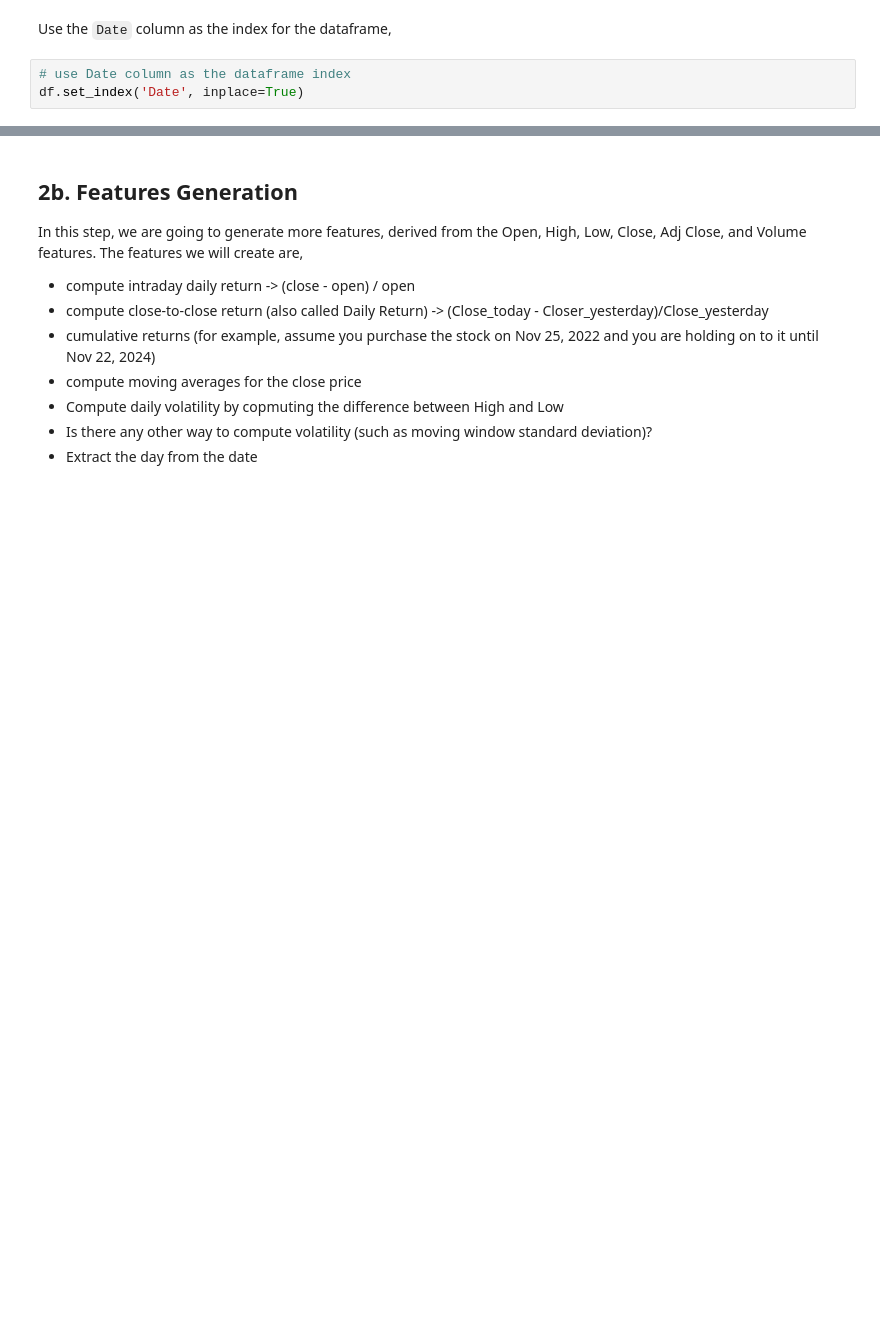
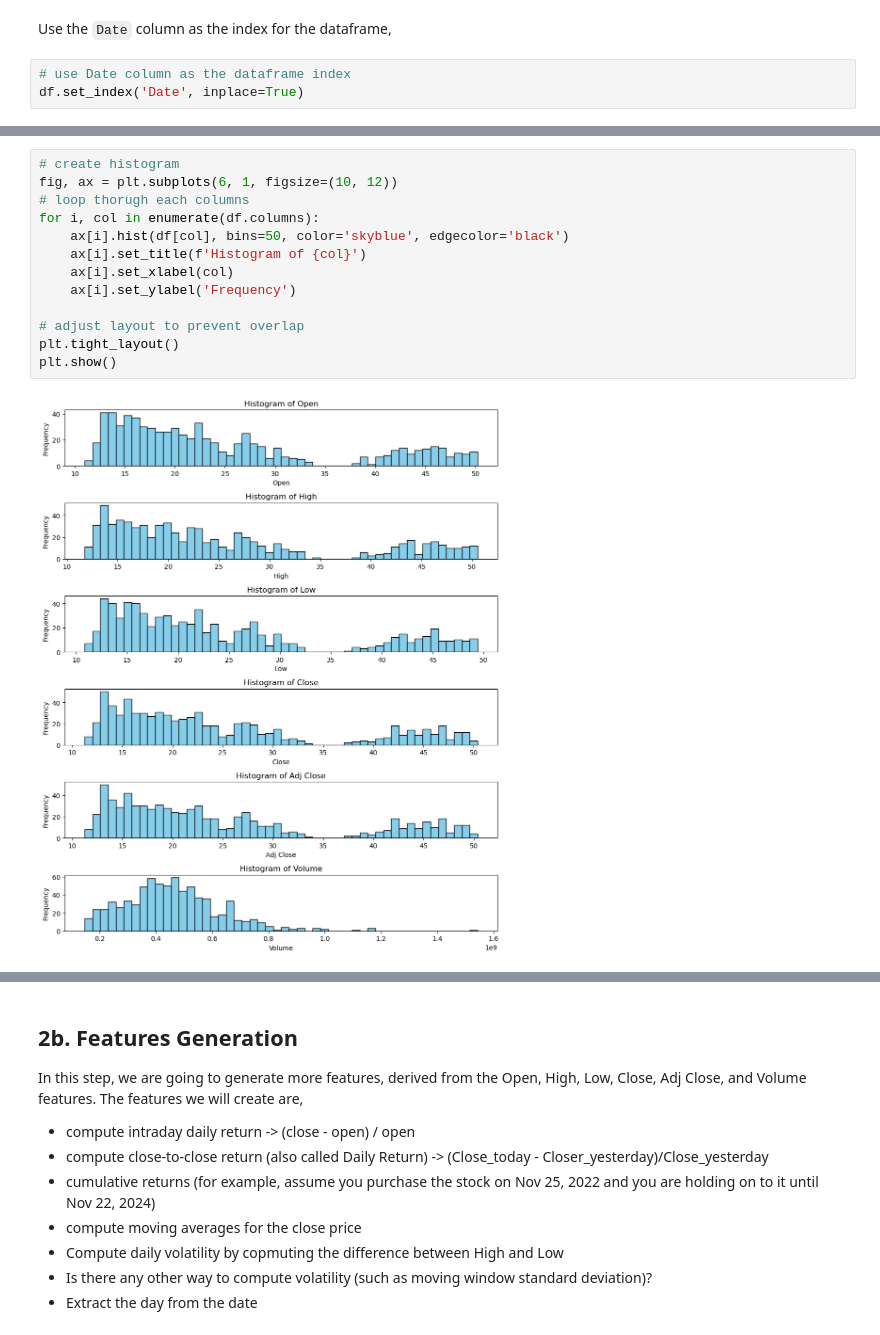
Before and after one commit to GeorgiusBE/Mining_Game, a Jupyter notebook: Part_2_Data_Analytics.ipynb, the cells around one changed output, grey strips where cells are left out. Drawn from its saved outputs; the diff is of its cells as text; blank space fills up the shorter version.

Commit message:
Perform outliers analysis. - Created histograms and applied the Tukey's Fences method.

```diff
--- a/Part_2_Data_Analytics.ipynb
+++ b/Part_2_Data_Analytics.ipynb
@@ -253,0 +258,15 @@ df.set_index('Date', inplace=True)
+# %%
+# create histogram
+fig, ax = plt.subplots(6, 1, figsize=(10, 12))
+# loop thorugh each columns
+for i, col in enumerate(df.columns):
+    ax[i].hist(df[col], bins=50, color='skyblue', edgecolor='black')
+    ax[i].set_title(f'Histogram of {col}')
+    ax[i].set_xlabel(col)
+    ax[i].set_ylabel('Frequency')
+
+# adjust layout to prevent overlap
+plt.tight_layout()
+plt.show()
+# %% [output]
+[figure, added]
```
Also changed, not shown: parts of 12 cells of this notebook.
